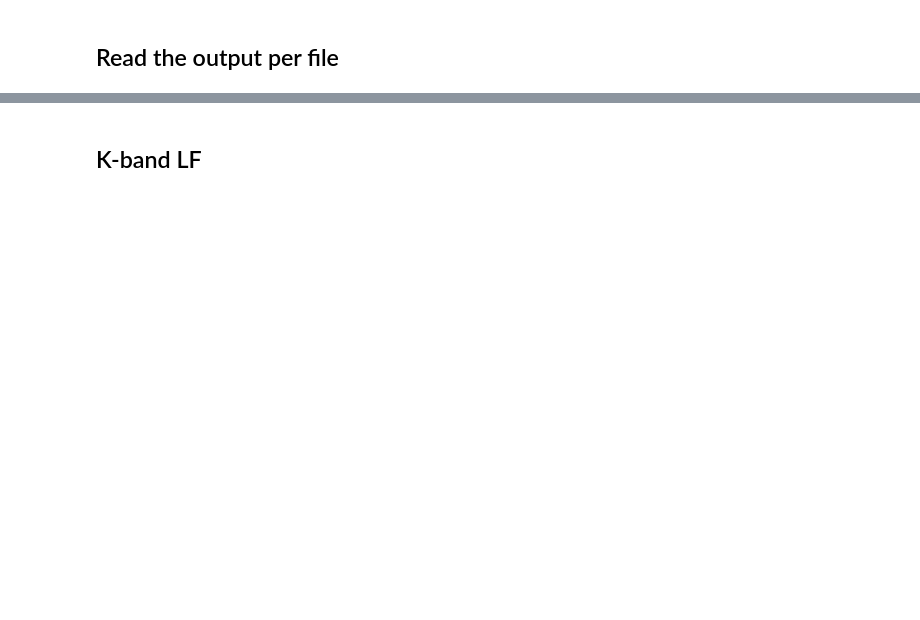
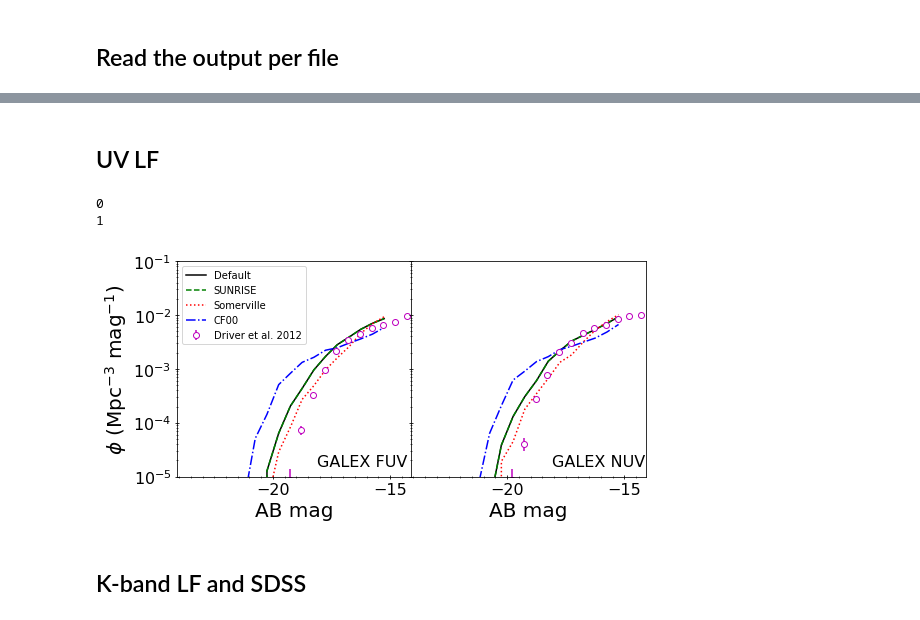
Before and after one commit to dptriani/mentari, a Jupyter notebook: For-dusty-sage-v2.ipynb, the cells around one changed output, grey strips where cells are left out. Drawn from its saved outputs; the diff is of its cells as text; code cells hidden in the pictures; blank space fills up the shorter version.

Commit message:
plot FUV-FIR LF

```diff
--- a/For-dusty-sage-v2.ipynb
+++ b/For-dusty-sage-v2.ipynb
@@ -188,10 +235,10 @@ wavelength_m4 = []
 spectra_m4 = []
 
 dirname = 'output/'
-filename = 'mentari_output_'
+filename = 'mentari_output_v3_'
 ext = '.hdf5'
 firstfile = 0
-lastfile = 7
+lastfile = 0
 
 for i in range(firstfile, lastfile+1):
     file = dirname + filename + str(i) + ext
@@ -369,5 +686,68 @@ hubble=0.73
 label = ['Mu', 'Mg', 'Mr', 'Mi', 'Mz']
 color = ('grey', 'black', 'blue', 'red', 'green', 'purple')
 volume = (BoxSize/Hubble_h)**3
+# %% [markdown]
+## UV LF
+# %%
+label = ['GALEX FUV', 'GALEX NUV']
+mi = -30.0
+ma = -15.0
+binwidth = 0.5
+NB = int((ma - mi) / binwidth)
+M = np.arange(mi, ma, 0.1)
+
+row = 1
+col = 2
+fig, axes = plt.subplots(row, col, sharey=True, figsize=(8,4))
+
+for i in range(0, 2):
+    print(i)
+    ax =plt.subplot(row, col, i+1)
+
+    counts, binedges = np.histogram(m[i][0], range=(mi, ma), bins=NB)
+    xaxeshisto = binedges[:-1] + 0.5 * binwidth
+    plt.plot(xaxeshisto, counts/ volume / binwidth, 'k-', lw=1.5, label='Default')
+
+    counts, binedges = np.histogram(m[i][1], range=(mi, ma), bins=NB)
+    xaxeshisto = binedges[:-1] + 0.5 * binwidth
+    plt.plot(xaxeshisto, counts/ volume / binwidth, 'g--', lw=1.5, label='SUNRISE')
+
+    counts, binedges = np.histogram(m[i][2], range=(mi, ma), bins=NB)
+    xaxeshisto = binedges[:-1] + 0.5 * binwidth
+    plt.plot(xaxeshisto, counts/ volume / binwidth, 'r:', lw=1.5, label='Somerville')
+
+    counts, binedges = np.histogram(m[i][3], range=(mi, ma), bins=NB)
+    xaxeshisto = binedges[:-1] + 0.5 * binwidth
+    plt.plot(xaxeshisto, counts/ volume / binwidth, 'b-.',lw=1.5, label='CF00')
+
+    plt.yscale('log', nonposy='clip')
+    plt.ylabel(r'$\phi\ (\mathrm{Mpc}^{-3}\ \mathrm{mag}^{-1})$', fontsize=20)  # Set the y...
+    plt.xlabel('AB mag', fontsize=20)
+    plt.xlim([-24.1, -14.1])
+    plt.ylim([1e-5, 1e-1])
+    plt.annotate(label[i], xy=(0.6, 0.05), xycoords='axes fraction', fontsize=16)
+    ax.tick_params(axis='both', which='major', labelsize=16)
+    ax.tick_params(axis='both', direction='inout')
+    ax.tick_params(axis='both', which='minor', direction='inout')
+    ax.xaxis.set_minor_locator(plt.MultipleLocator(0.5))
+
+
+plt.subplot(121)
+FUV_x, FUV_y, FUV_err, FUV_N = np.loadtxt('data_obs/LF1500_driver_12.txt', unpack=True)
+plt.errorbar(FUV_x+5.0*np.log10(Hubble_h)+0.65, FUV_y*2*Hubble_h*Hubble_h*Hubble_h, FUV_err*2*Hubble_h*Hubble_h*Hubble_h, marker='o', color='m', mfc='white', ls = 'none', label='Driver et al. 2012')
+plt.legend(loc=0)
+
+plt.subplot(122).set_ylabel('')
+plt.subplot(122).set_yticklabels([])
+NUV_x, NUV_y, NUV_err, NUV_N = np.loadtxt('data_obs/LF2300_driver_12.txt', unpack=True)
+plt.errorbar(NUV_x+5.0*np.log10(Hubble_h)+0.65, NUV_y*2*Hubble_h*Hubble_h*Hubble_h, NUV_err*2*Hubble_h*Hubble_h*Hubble_h, marker='o', color='m', mfc='white', ls = 'none', label='Driver et al. 2012')
+
+plt.tight_layout()
+plt.subplots_adjust(wspace=0)
+#plt.savefig('plots/LF_UV.png')
+# %% [output]
+0
+1
+[figure, added]
 # %% [markdown]
-## K-band LF
+## K-band LF and SDSS
```
Also changed, not shown: parts of 24 cells of this notebook, 2 other files.
